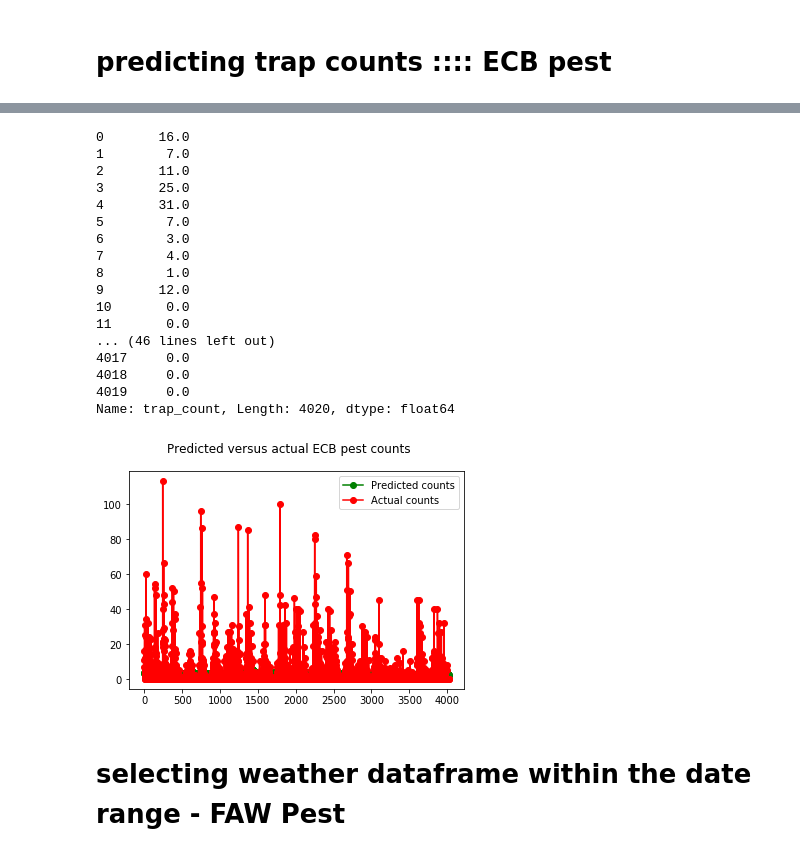
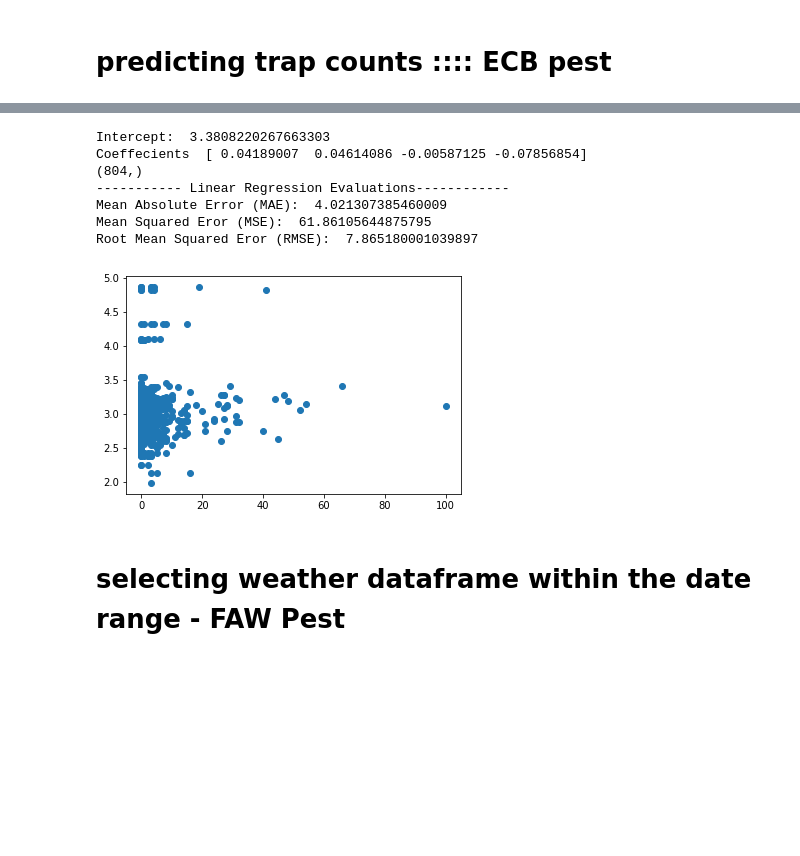
Before and after one commit to ramgautam06/CS898-Masters-Project, a Jupyter notebook: RamGautam_Project.ipynb, the cells around one changed output, grey strips where cells are left out. Cells and saved outputs as stored; diff of their text form; code cells hidden in the pictures; blank space fills up the shorter version.

```diff
--- a/RamGautam_Project.ipynb
+++ b/RamGautam_Project.ipynb
@@ -2017,20 +1918,0 @@ Name: mean, Length: 4020, dtype: float64
-# %%
-print(actual_counts_ecb)
-# %% [output]
-0       16.0
-1        7.0
-2       11.0
-3       25.0
-4       31.0
-5        7.0
-6        3.0
-7        4.0
-8        1.0
-9       12.0
-10       0.0
-11       0.0
-... (46 lines left out)
-4017     0.0
-4018     0.0
-4019     0.0
-Name: trap_count, Length: 4020, dtype: float64
@@ -2037,15 +1923,24 @@ Name: trap_count, Length: 4020, dtype: float64
 # %%
 #Mlot the predicted counts versus the actual counts for the test data.
-fig = plt.figure()
-fig.suptitle('Predicted versus actual ECB pest counts ')
-predicted, = plt.plot(X_test_ecb.index, predicted_counts_ecb, 'go-', label='Predicted counts')
-actual, = plt.plot(X_test_ecb.index, actual_counts_ecb, 'ro-', label='Actual counts')
-plt.legend(handles=[predicted, actual])
-plt.show()
+#fig = plt.figure()
+#fig.suptitle('Predicted versus actual ECB pest counts ')
+#predicted, = plt.plot(X_test_ecb.index, predicted_counts_ecb, 'go-', label='Predicted counts')
+#actual, = plt.plot(X_test_ecb.index, actual_counts_ecb, 'ro-', label='Actual counts')
+#plt.legend(handles=[predicted, actual])
+#plt.show()
-# %% [output]
-[figure, removed]
 # %%
-df_ECB_final['predicted_counts_ecb'] = predicted_counts_ecb
+#df_ECB_final['predicted_counts_ecb'] = predicted_counts_ecb
+# %%
+df_ECB_final = Multiple_Linear_Regression(df_ECB_final)
+# %% [output]
+Intercept:  3.3808220267663303
+Coeffecients  [ 0.04189007  0.04614086 -0.00587125 -0.07856854]
+(804,)
+----------- Linear Regression Evaluations------------
+Mean Absolute Error (MAE):  4.021307385460009
+Mean Squared Eror (MSE):  61.86105644875795
+Root Mean Squared Eror (RMSE):  7.865180001039897
+[figure, added]
 # %%
 #writing into the csv file
 df_ECB_final.to_csv("ECB_predicted_count.csv", index = False, sep = ',')
```
Also changed, not shown: parts of 78 cells of this notebook.
